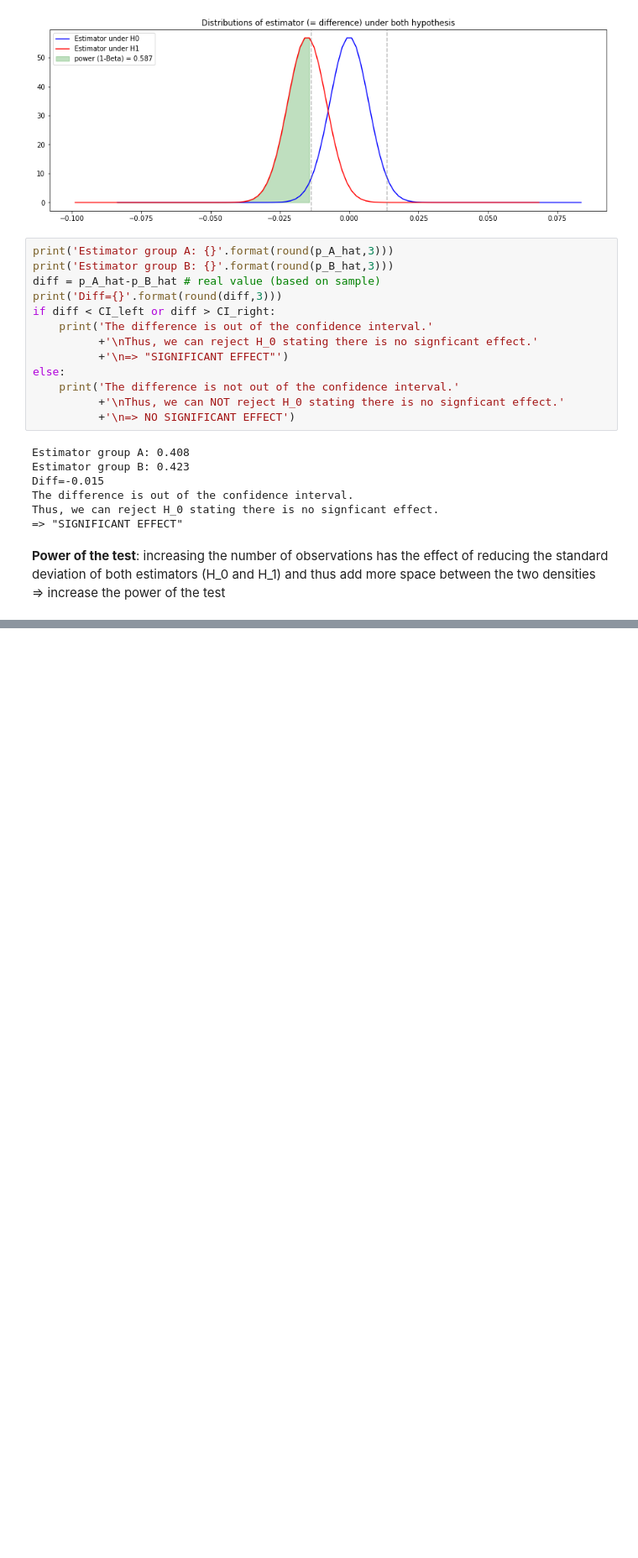
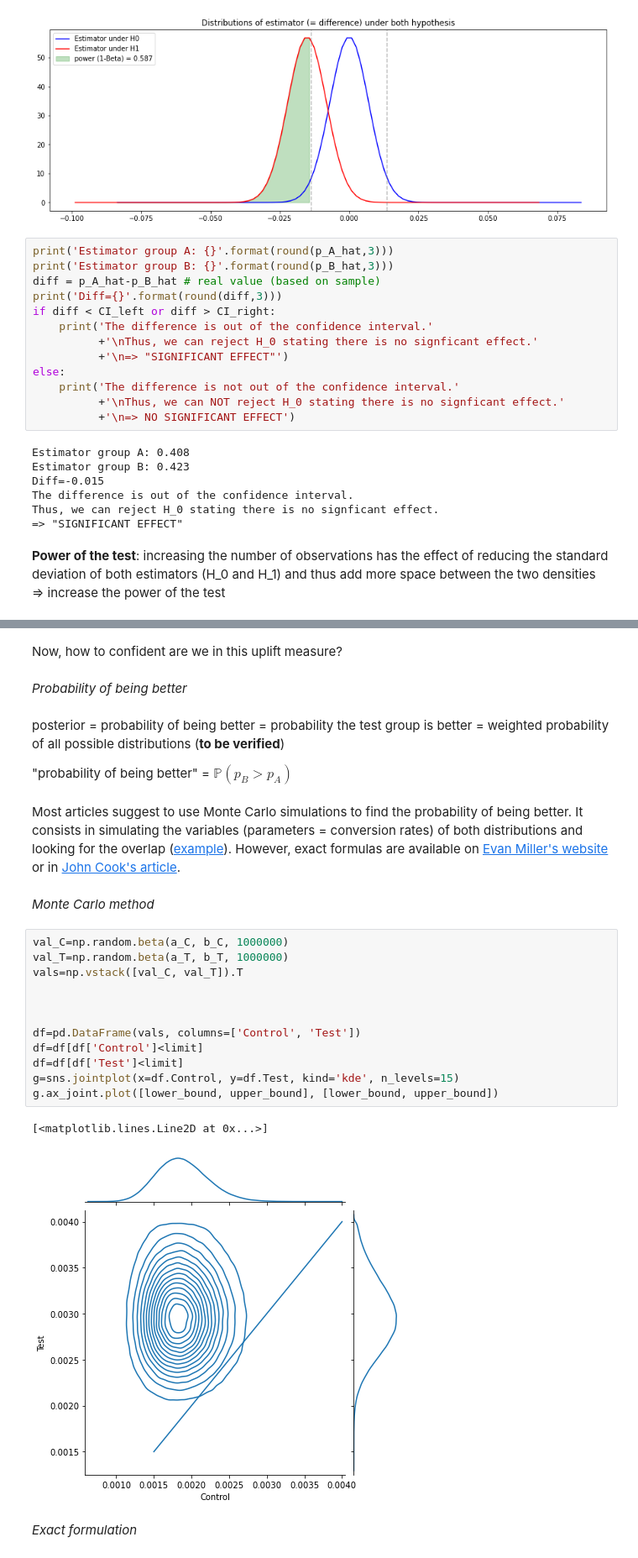
Before and after one commit to savoga/python_exos, a Jupyter notebook: statistical_testing.ipynb, the cells around one changed output, grey strips where cells are left out. Shown at 84% size. Drawn from its saved outputs; the diff is of its cells as text; blank space fills up the shorter version.

```diff
--- a/statistical_testing.ipynb
+++ b/statistical_testing.ipynb
@@ -558,0 +646,29 @@ Thus, we can reject H_0 stating there is no signficant effect.
+# %% [markdown]
+Now, how to confident are we in this uplift measure?
+# %% [markdown]
+*Probability of being better*
+# %% [markdown]
+posterior = probability of being better = probability the test group is better = weighted probability of all possible distributions (**to be verified**)
+
+"probability of being better" = $\mathbb{P}(p_B > p_A)$
+# %% [markdown]
+Most articles suggest to use Monte Carlo simulations to find the probability of being better. It consists in simulating the variables (parameters = conversion rates) of both distributions and looking for the overlap (<a href='https://towardsdatascience.com/bayesian-ab-testing-part-i-conversions-ac2635f878ec'>example</a>). However, exact formulas are available on <a href='https://www.evanmiller.org/bayesian-ab-testing.html'>Evan Miller's website</a> or in <a href='https://www.johndcook.com/exact_beta_inequalities.pdf'>John Cook's article</a>.
+# %% [markdown]
+*Monte Carlo method*
+# %%
+val_C=np.random.beta(a_C, b_C, 1000000)
+val_T=np.random.beta(a_T, b_T, 1000000)
+vals=np.vstack([val_C, val_T]).T
+
+
+
+df=pd.DataFrame(vals, columns=['Control', 'Test'])
+df=df[df['Control']<limit]
+df=df[df['Test']<limit]
+g=sns.jointplot(x=df.Control, y=df.Test, kind='kde', n_levels=15)
+g.ax_joint.plot([lower_bound, upper_bound], [lower_bound, upper_bound])
+# %% [output]
+[<matplotlib.lines.Line2D at 0x...>]
+[figure, added]
+# %% [markdown]
+*Exact formulation*
```
Also changed, not shown: parts of 31 cells of this notebook.
